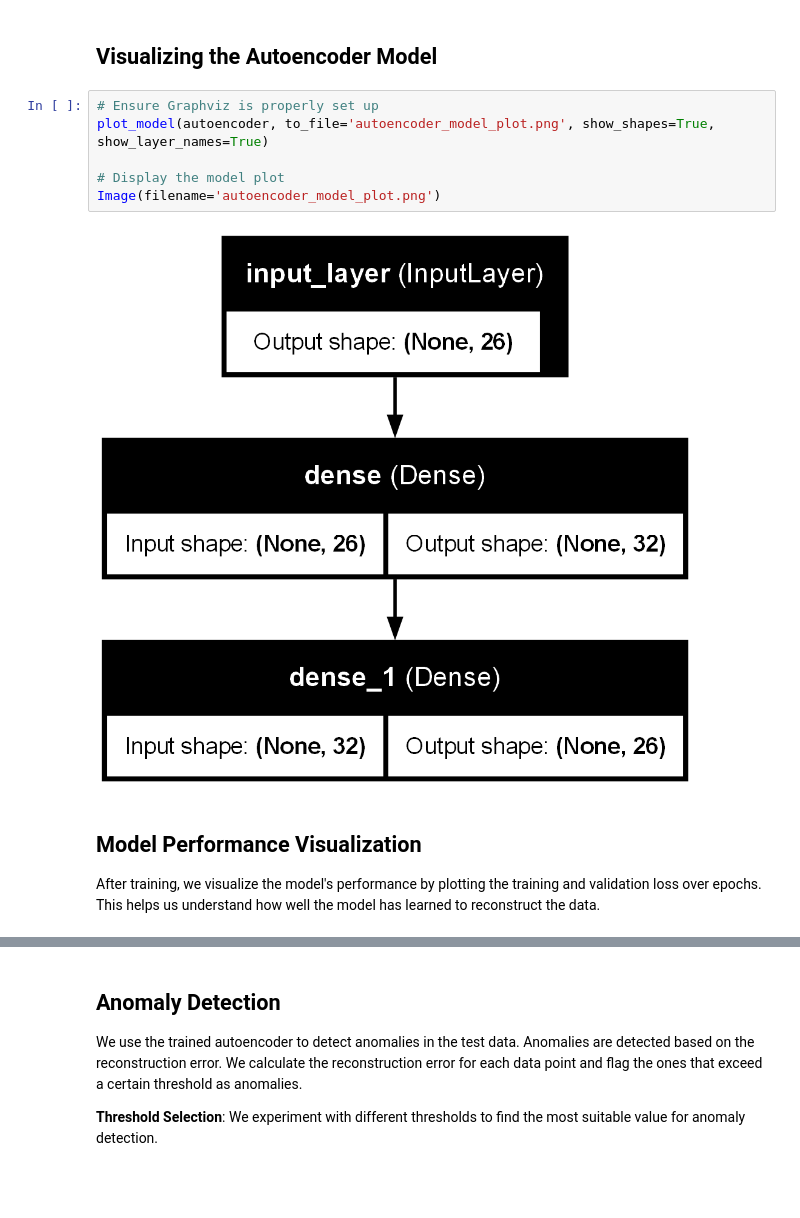
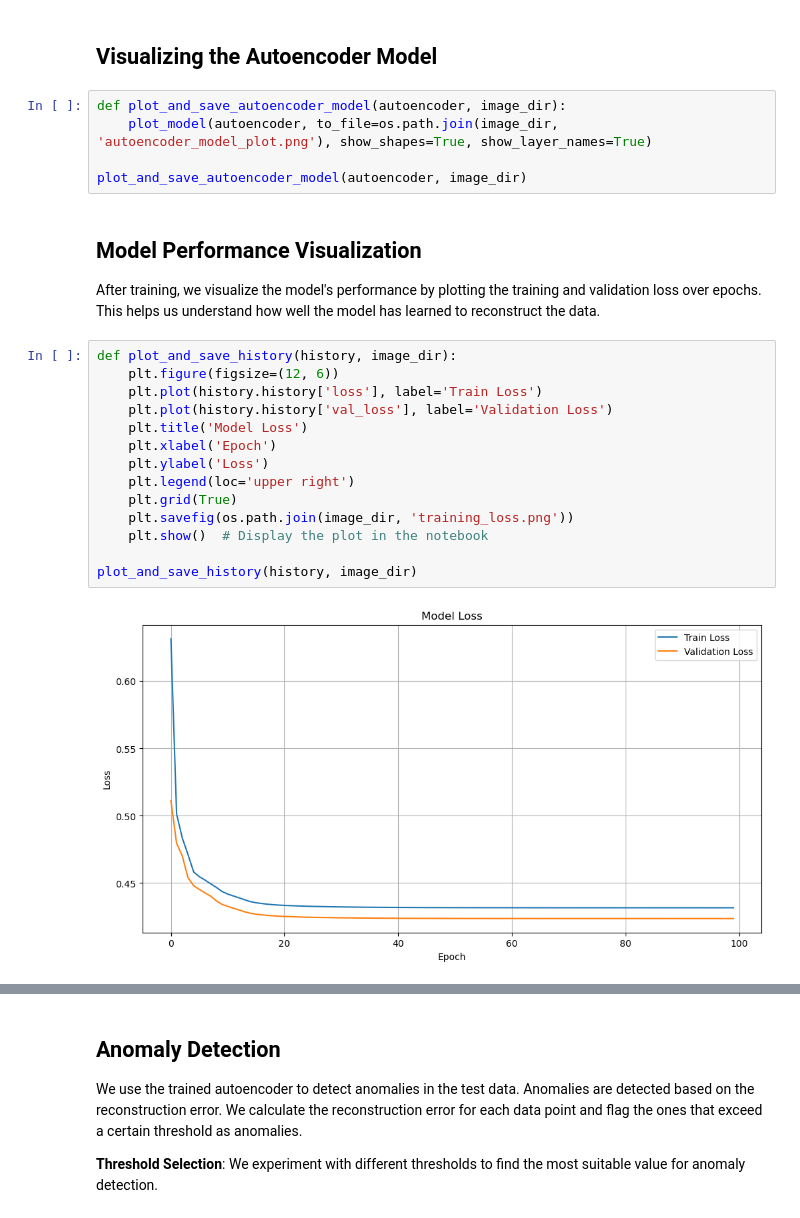
Before and after one commit to UdayKiran112/Industrial-Anomaly-Detection, a Jupyter notebook: autoencoder_train.ipynb, the cells around one changed output, grey strips where cells are left out. Drawn from its saved outputs; the diff is of its cells as text; blank space fills up the shorter version.

```diff
--- a/autoencoder_train.ipynb
+++ b/autoencoder_train.ipynb
@@ -141,14 +155,27 @@ Model: "functional"
 # %% [markdown]
 ## Visualizing the Autoencoder Model
-# %%
-# Ensure Graphviz is properly set up
-plot_model(autoencoder, to_file='autoencoder_model_plot.png', show_shapes=True, show_layer_names=True)
-
-# Display the model plot
-Image(filename='autoencoder_model_plot.png')
-# %% [output]
-[figure, removed]
+# %%
+def plot_and_save_autoencoder_model(autoencoder, image_dir):
+    plot_model(autoencoder, to_file=os.path.join(image_dir, 'autoencoder_model_plot.png'), show_shapes=True, show_layer_names=True)
+
+plot_and_save_autoencoder_model(autoencoder, image_dir)
 # %% [markdown]
 ## Model Performance Visualization
 
 After training, we visualize the model's performance by plotting the training and validation loss over epochs. This helps us understand how well the model has learned to reconstruct the data.
+# %%
+def plot_and_save_history(history, image_dir):
+    plt.figure(figsize=(12, 6))
+    plt.plot(history.history['loss'], label='Train Loss')
+    plt.plot(history.history['val_loss'], label='Validation Loss')
+    plt.title('Model Loss')
+    plt.xlabel('Epoch')
+    plt.ylabel('Loss')
+    plt.legend(loc='upper right')
+    plt.grid(True)
+    plt.savefig(os.path.join(image_dir, 'training_loss.png'))
+    plt.show()  # Display the plot in the notebook
+
+plot_and_save_history(history, image_dir)
+# %% [output]
+[figure, added]
```
Also changed, not shown: parts of 19 cells of this notebook, 11 other files.
